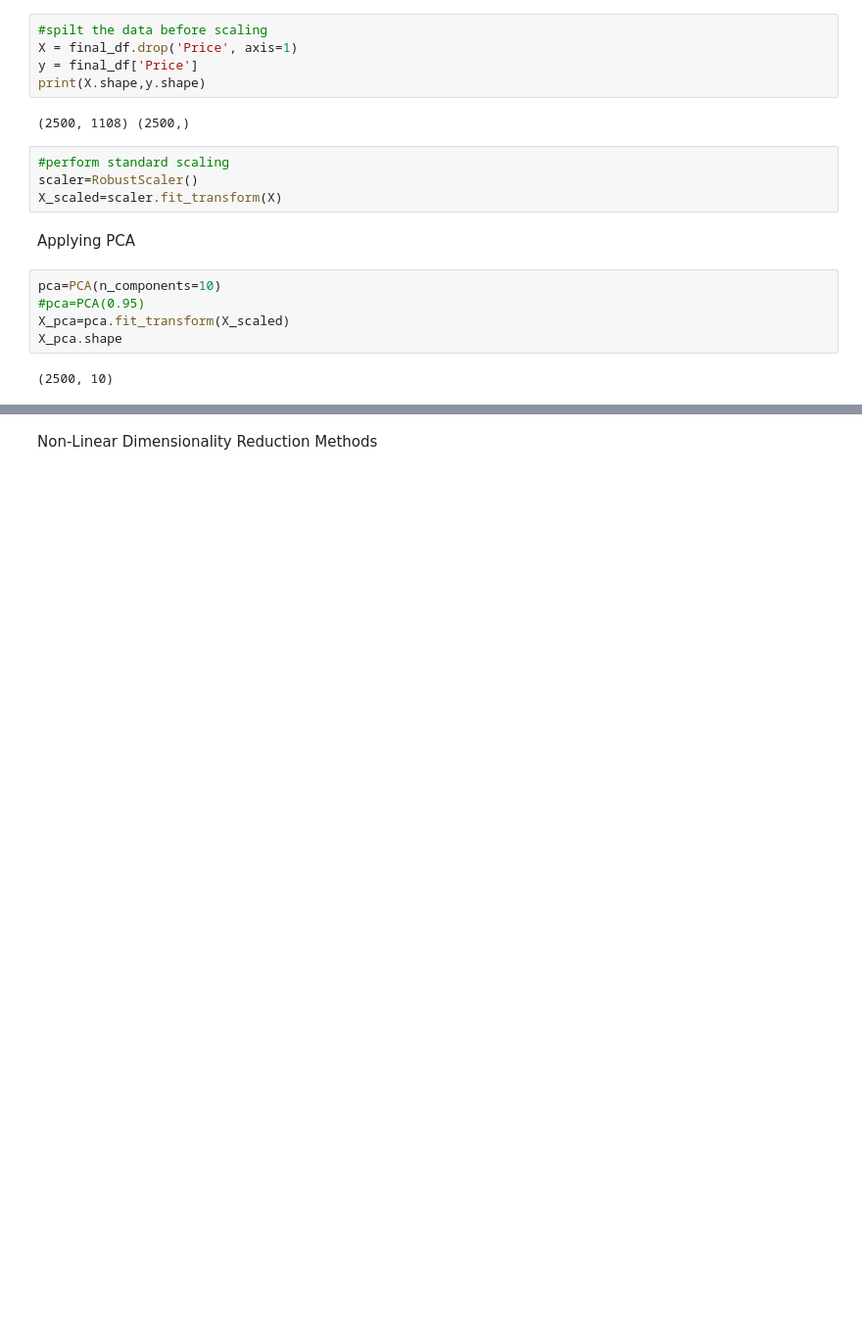
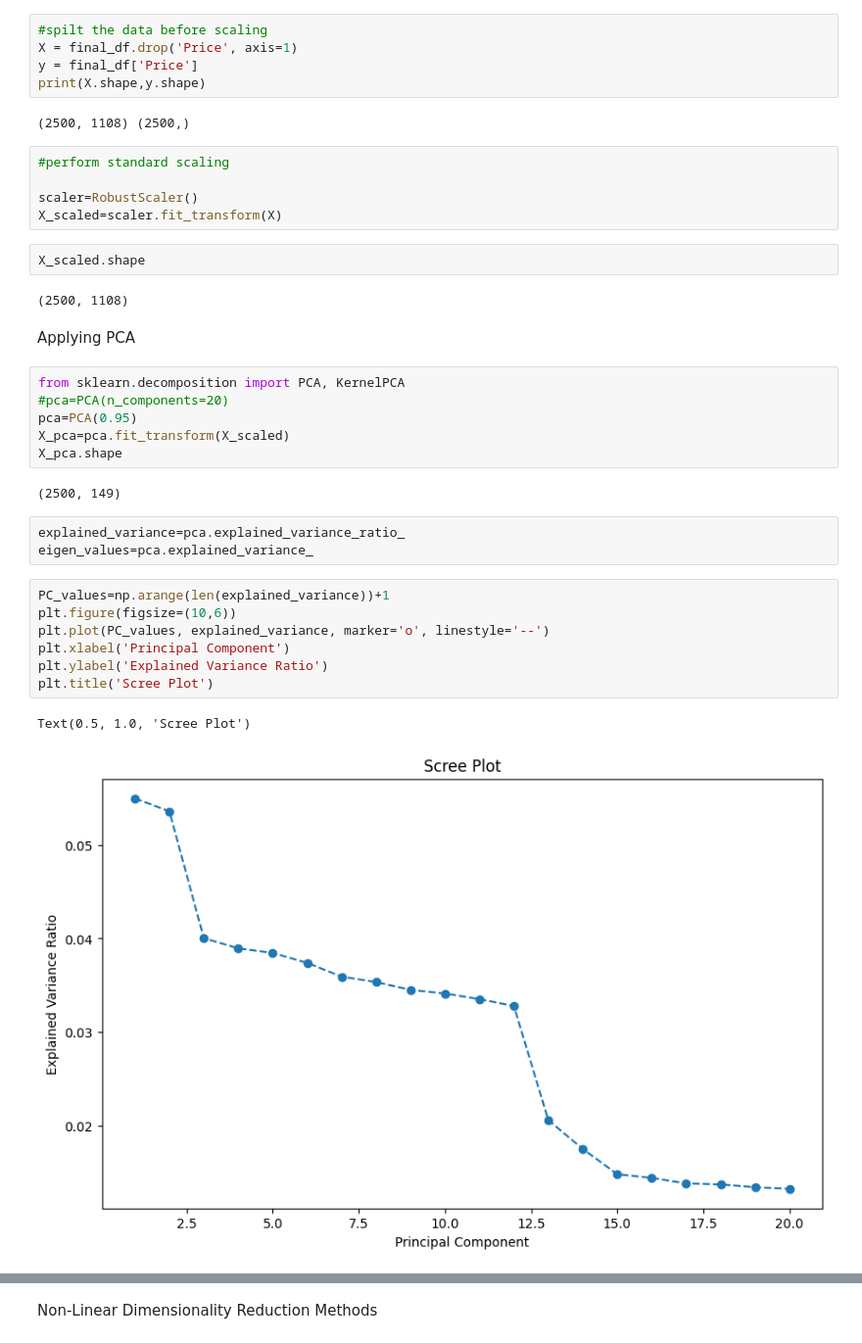
Before and after one commit to WamzMwangi/Advanced_Machine_Learning, a Jupyter notebook: Dimensionality_Reduction/Week_1_project.ipynb, the cells around one changed output, grey strips where cells are left out. Shown at 98% size. Saved outputs shown, nothing was run; the diff lists cells and outputs as text; blank space fills up the shorter version.

```diff
--- a/Dimensionality_Reduction/Week_1_project.ipynb
+++ b/Dimensionality_Reduction/Week_1_project.ipynb
@@ -198,17 +198,36 @@ print(X.shape,y.shape)
 (2500, 1108) (2500,)
 # %%
 #perform standard scaling
+
 scaler=RobustScaler()
 X_scaled=scaler.fit_transform(X)
+# %%
+X_scaled.shape
+# %% [output]
+(2500, 1108)
 # %% [markdown]
 Applying PCA
 # %%
-pca=PCA(n_components=10)
-#pca=PCA(0.95)
+from sklearn.decomposition import PCA, KernelPCA
+#pca=PCA(n_components=20)
+pca=PCA(0.95)
 X_pca=pca.fit_transform(X_scaled)
 X_pca.shape
 # %% [output]
-(2500, 10)
+(2500, 149)
+# %%
+explained_variance=pca.explained_variance_ratio_
+eigen_values=pca.explained_variance_
+# %%
+PC_values=np.arange(len(explained_variance))+1
+plt.figure(figsize=(10,6))
+plt.plot(PC_values, explained_variance, marker='o', linestyle='--')
+plt.xlabel('Principal Component')
+plt.ylabel('Explained Variance Ratio')
+plt.title('Scree Plot')
+# %% [output]
+Text(0.5, 1.0, 'Scree Plot')
+[figure, added]
 # %%
 pca.explained_variance_ratio_*100
 # %% [output]
```
Also changed, not shown: parts of 6 cells of this notebook, 1 other file.
